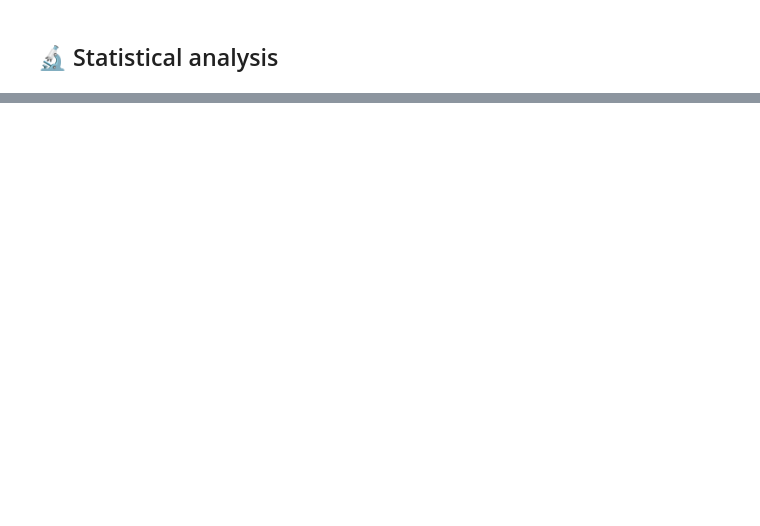
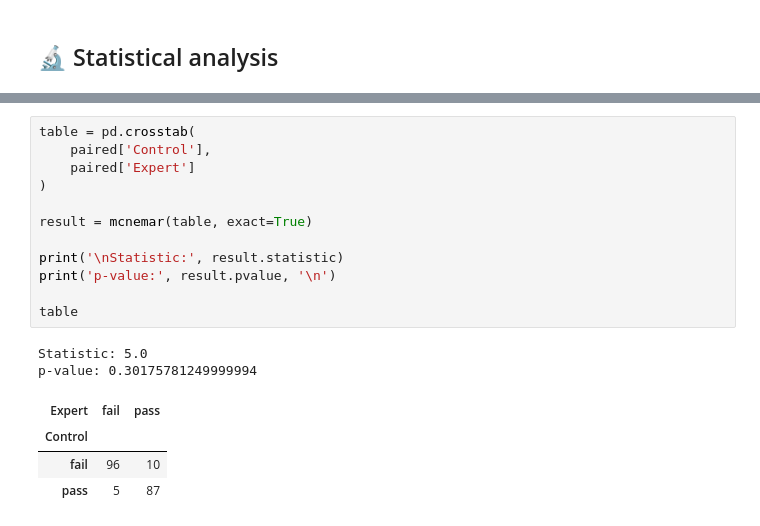
Before and after one commit to jcarterlab/expert-persona-eval, a Jupyter notebook: eval_analysis.ipynb, the cells around one changed output, grey strips where cells are left out. Drawn from its saved outputs; the diff is of its cells as text; blank space fills up the shorter version.

```diff
--- a/eval_analysis.ipynb
+++ b/eval_analysis.ipynb
@@ -114,0 +136,19 @@ p-value: 1.0
+# %%
+table = pd.crosstab(
+    paired['Control'],
+    paired['Expert']
+)
+
+result = mcnemar(table, exact=True)
+
+print('\nStatistic:', result.statistic)
+print('p-value:', result.pvalue, '\n')
+
+table
+# %% [output]
+Statistic: 5.0
+p-value: 0.30175781249999994
+| Expert | fail | pass |
+| Control |  |  |
+| fail | 96 | 10 |
+| pass | 5 | 87 |
```
Also changed, not shown: parts of 18 cells of this notebook, 2 other files.
